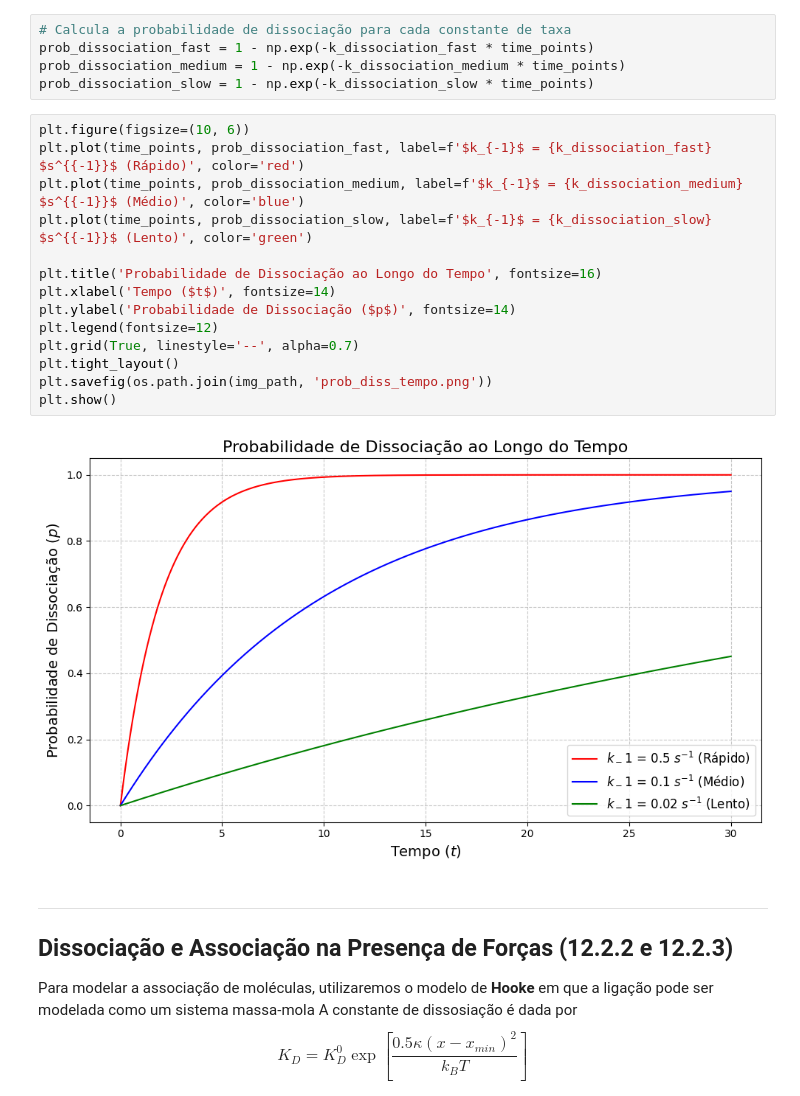
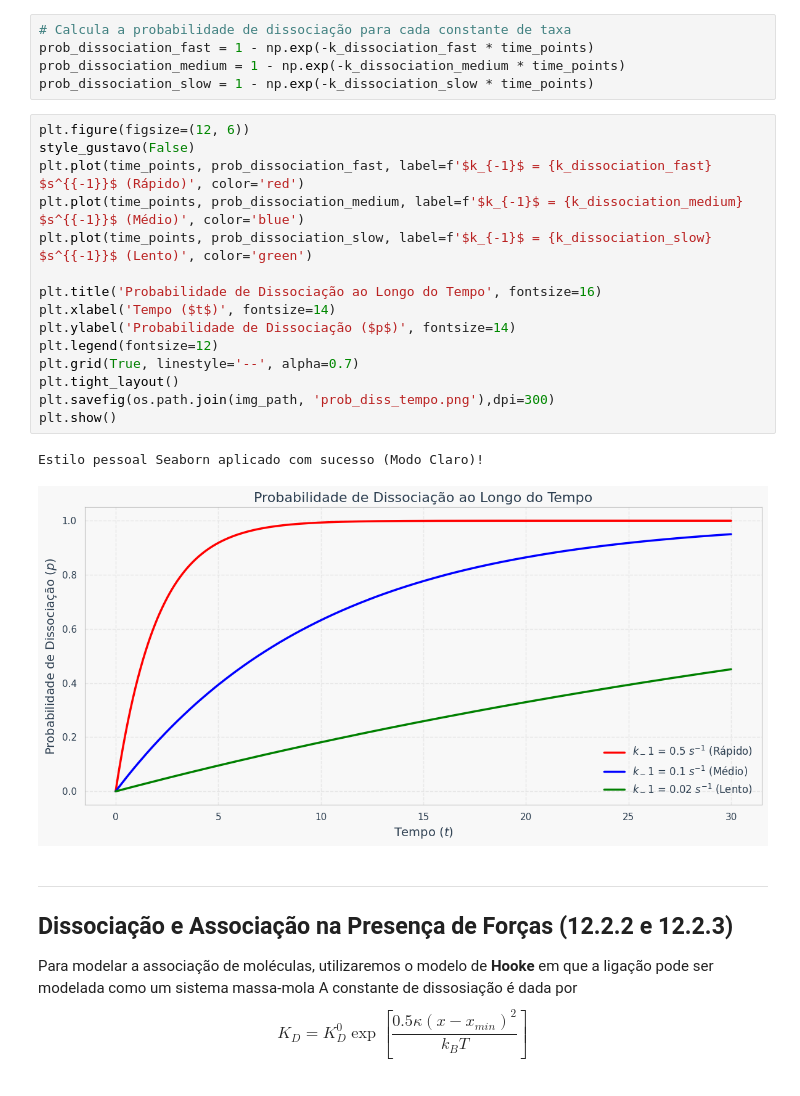
Before and after one commit to orosagustavo/transport-phen-biological, a Jupyter notebook: seminario/coef_dissociacao.ipynb, the cells around one changed output. Drawn from its saved outputs; the diff is of its cells as text.

```diff
--- a/seminario/coef_dissociacao.ipynb
+++ b/seminario/coef_dissociacao.ipynb
@@ -86,21 +89,23 @@ prob_dissociation_fast = 1 - np.exp(-k_dissociation_fast * time_points)
 prob_dissociation_medium = 1 - np.exp(-k_dissociation_medium * time_points)
 prob_dissociation_slow = 1 - np.exp(-k_dissociation_slow * time_points)
 # %%
-plt.figure(figsize=(10, 6))
+plt.figure(figsize=(12, 6))
+style_gustavo(False)
 plt.plot(time_points, prob_dissociation_fast, label=f'$k_{-1}$ = {k_dissociation_fast} $s^{{-1}}$ (Rápido)', color='red')
 plt.plot(time_points, prob_dissociation_medium, label=f'$k_{-1}$ = {k_dissociation_medium} $s^{{-1}}$ (Médio)', color='blue')
 plt.plot(time_points, prob_dissociation_slow, label=f'$k_{-1}$ = {k_dissociation_slow} $s^{{-1}}$ (Lento)', color='green')
 
 plt.title('Probabilidade de Dissociação ao Longo do Tempo', fontsize=16)
 plt.xlabel('Tempo ($t$)', fontsize=14)
 plt.ylabel('Probabilidade de Dissociação ($p$)', fontsize=14)
 plt.legend(fontsize=12)
 plt.grid(True, linestyle='--', alpha=0.7)
 plt.tight_layout()
-plt.savefig(os.path.join(img_path, 'prob_diss_tempo.png'))
+plt.savefig(os.path.join(img_path, 'prob_diss_tempo.png'),dpi=300)
 plt.show()
 # %% [output]
+Estilo pessoal Seaborn aplicado com sucesso (Modo Claro)!
-[figure, old version]
+[figure, new version]
 # %% [markdown]
 ---
 ## Dissociação e Associação na Presença de Forças (12.2.2 e 12.2.3)
```
Also changed, not shown: parts of 4 cells of this notebook, 13 other files.
